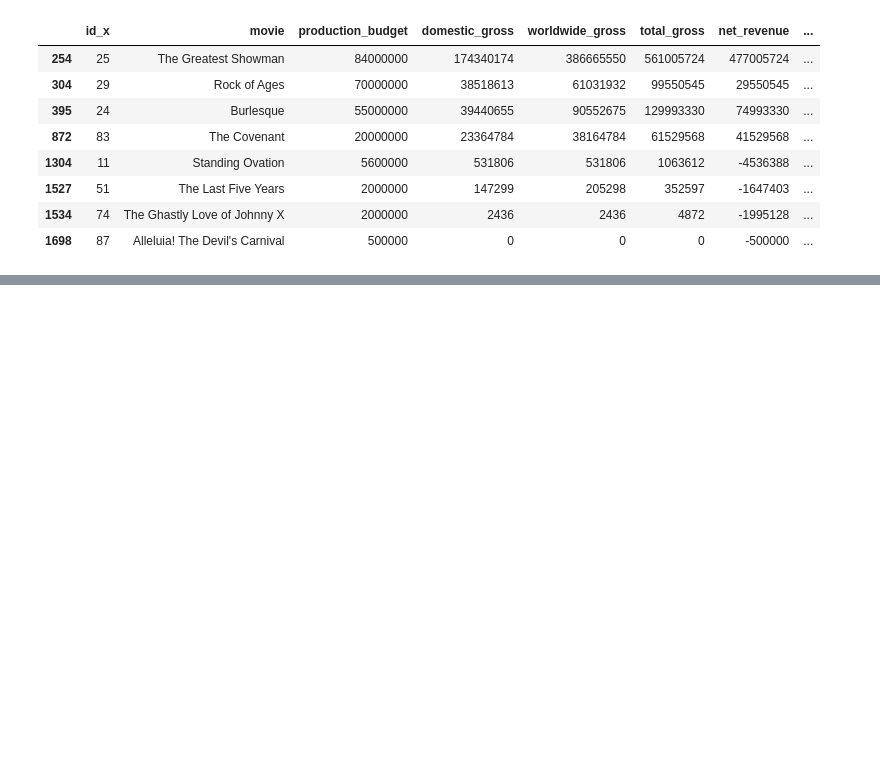
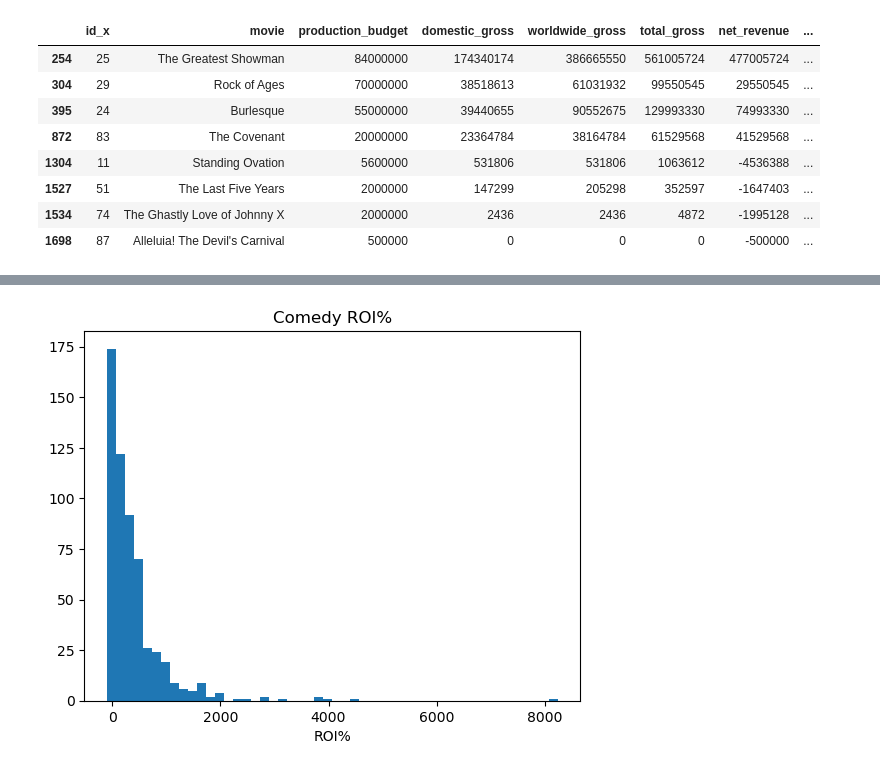
Before and after one commit to basstraining/film_data_analysis, a Jupyter notebook: Notebooks/genre_roi_comp.ipynb, the cells around one changed output, grey strips where cells are left out. Cells and saved outputs as stored; diff of their text form; code cells hidden in the pictures; blank space fills up the shorter version.

```diff
--- a/Notebooks/genre_roi_comp.ipynb
+++ b/Notebooks/genre_roi_comp.ipynb
@@ -95,0 +113,8 @@ musical_df
+# %%
+plt.hist(comedy_df['ROI%'], bins=50)
+plt.xlabel('ROI%')
+plt.title('Comedy ROI%')
+
+plt.show()
+# %% [output]
+[figure, added]
```
Also changed, not shown: parts of 7 cells of this notebook.
